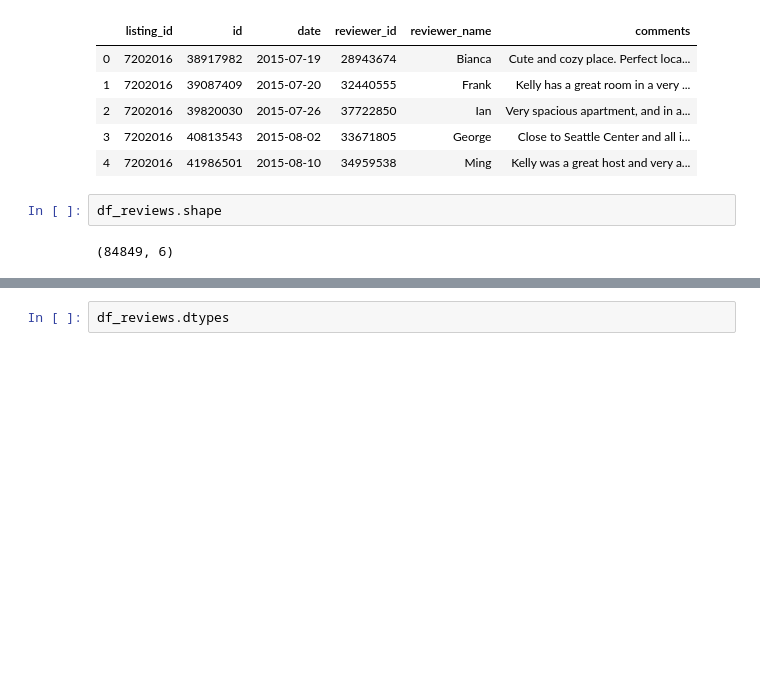
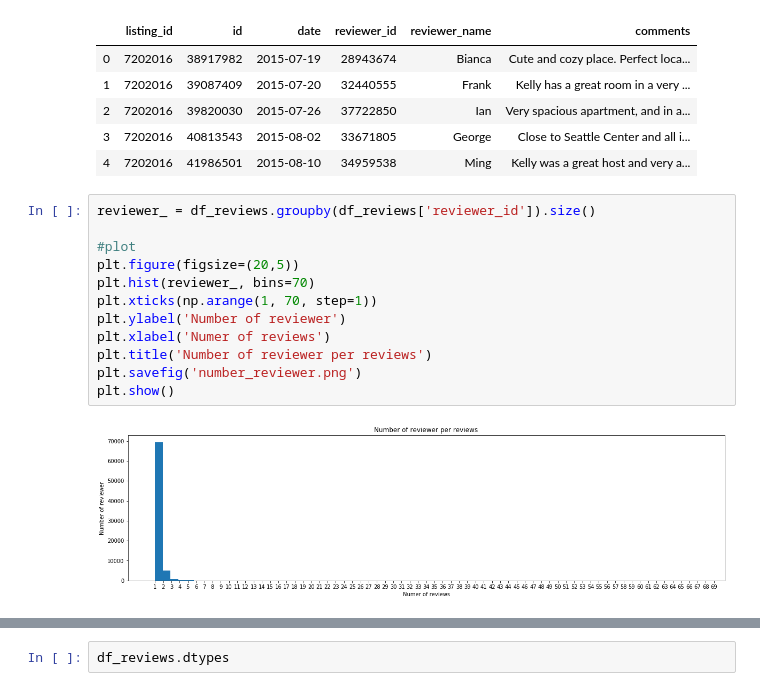
Before and after one commit to claudemirLima/seattle_AirBNB_Data, a Jupyter notebook: seattle_AirBNB.ipynb, the cells around one changed output, grey strips where cells are left out. Saved outputs shown, nothing was run; the diff lists cells and outputs as text; blank space fills up the shorter version.

```diff
--- a/seattle_AirBNB.ipynb
+++ b/seattle_AirBNB.ipynb
@@ -19,7 +19,17 @@ df_reviews.head()
 | 2 | 7202016 | 39820030 | 2015-07-26 | 37722850 | Ian | Very spacious apartment, and in a... |
 | 3 | 7202016 | 40813543 | 2015-08-02 | 33671805 | George | Close to Seattle Center and all i... |
 | 4 | 7202016 | 41986501 | 2015-08-10 | 34959538 | Ming | Kelly was a great host and very a... |
-# %%
-df_reviews.shape
-# %% [output]
-(84849, 6)
+# %%
+reviewer_ = df_reviews.groupby(df_reviews['reviewer_id']).size()
+
+#plot
+plt.figure(figsize=(20,5))
+plt.hist(reviewer_, bins=70)
+plt.xticks(np.arange(1, 70, step=1))
+plt.ylabel('Number of reviewer')
+plt.xlabel('Numer of reviews')
+plt.title('Number of reviewer per reviews')
+plt.savefig('number_reviewer.png')
+plt.show()
+# %% [output]
+[figure, added]
```
Also changed, not shown: parts of 33 cells of this notebook, 2 other files.
